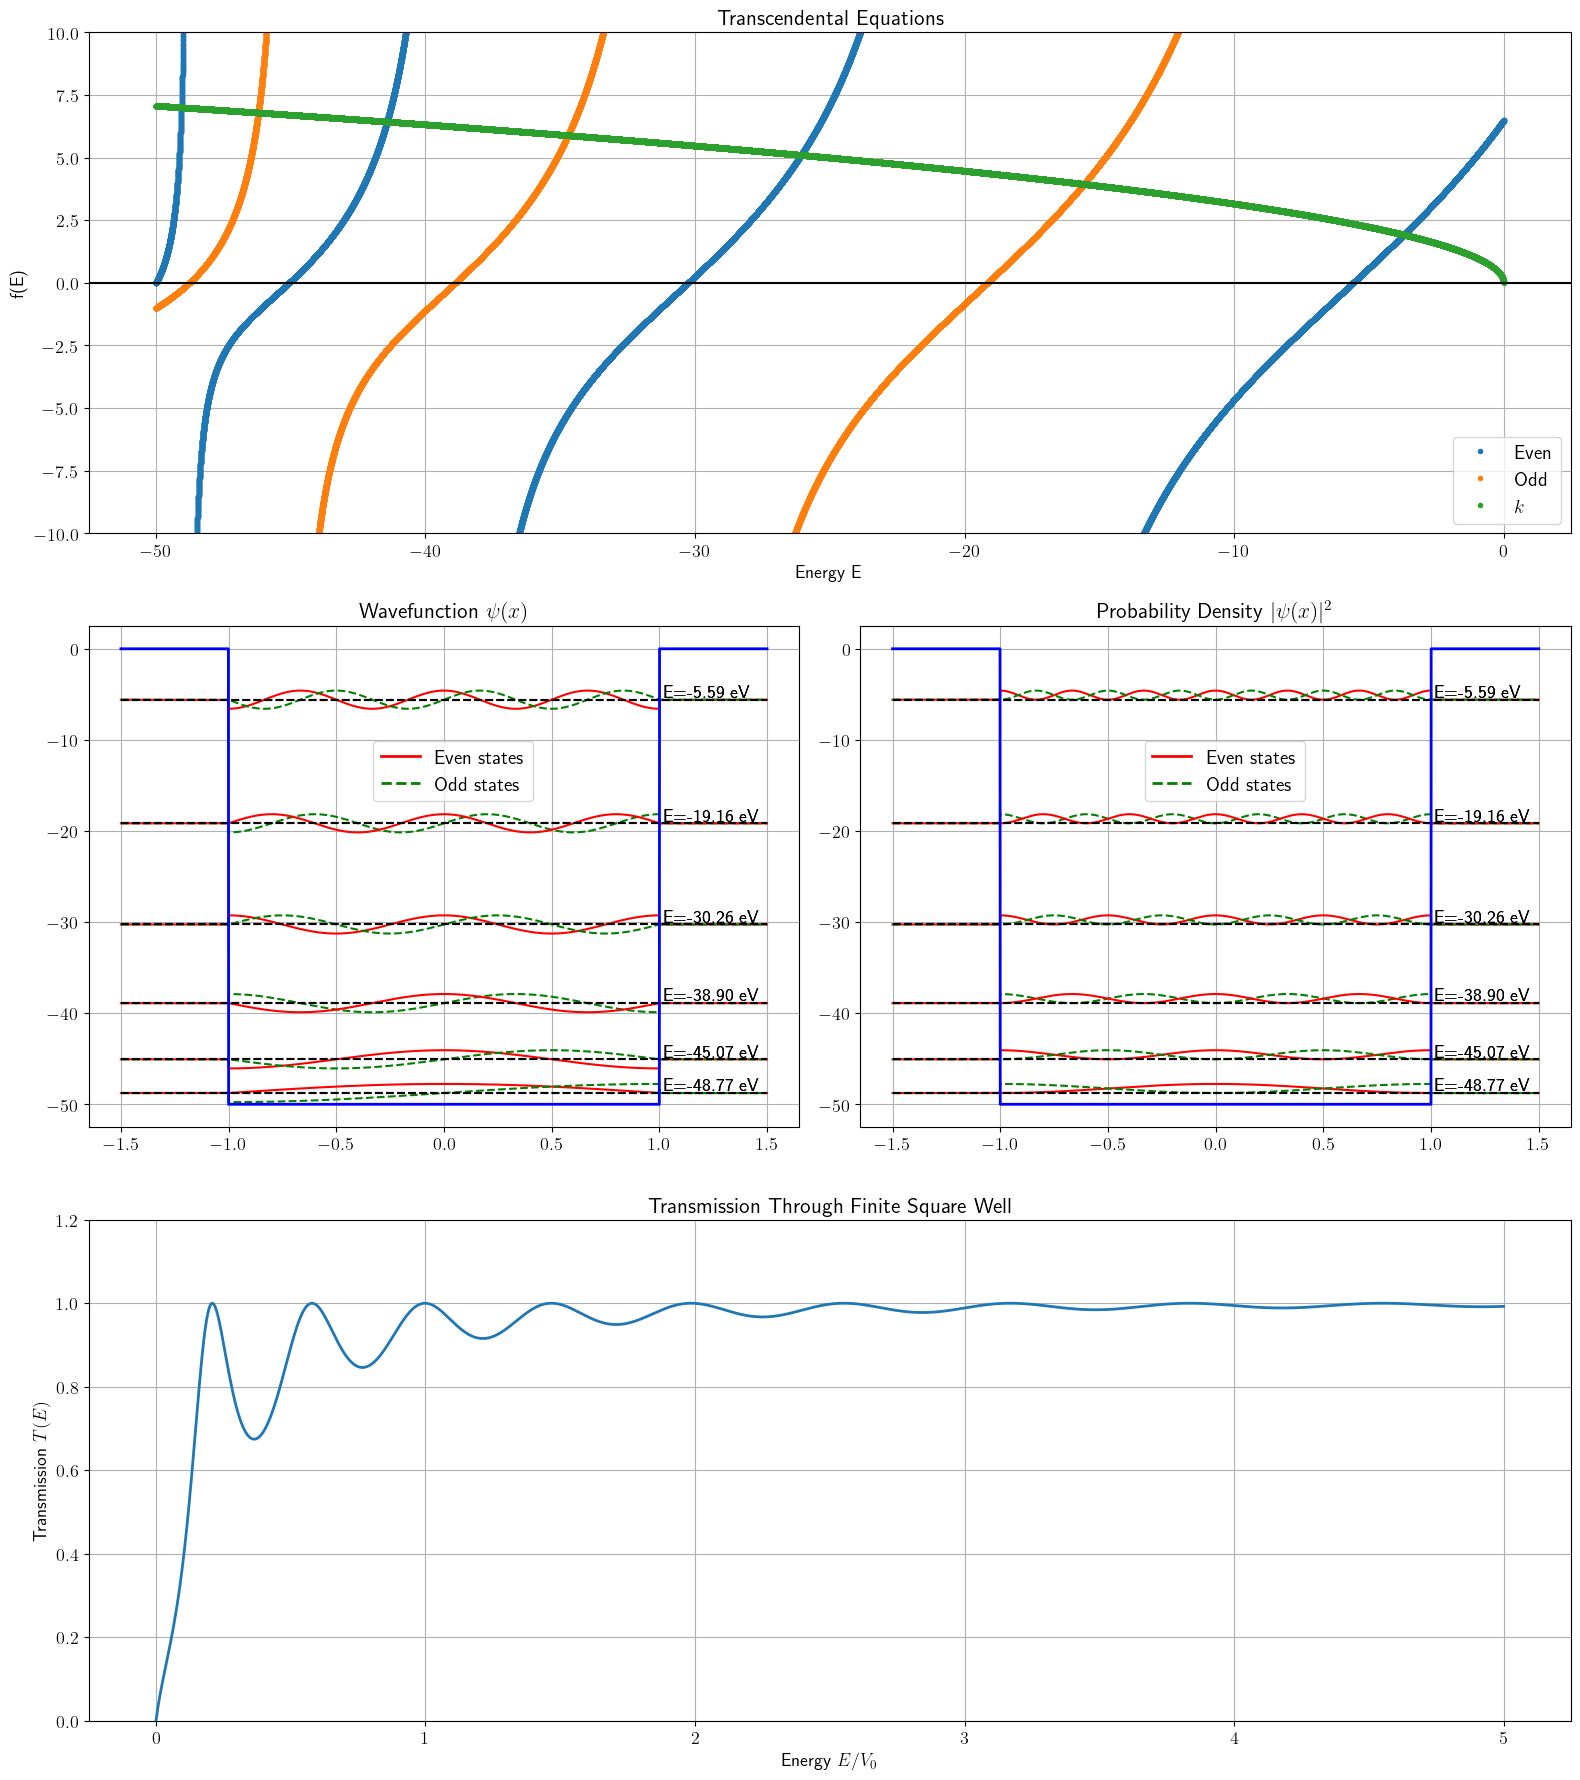
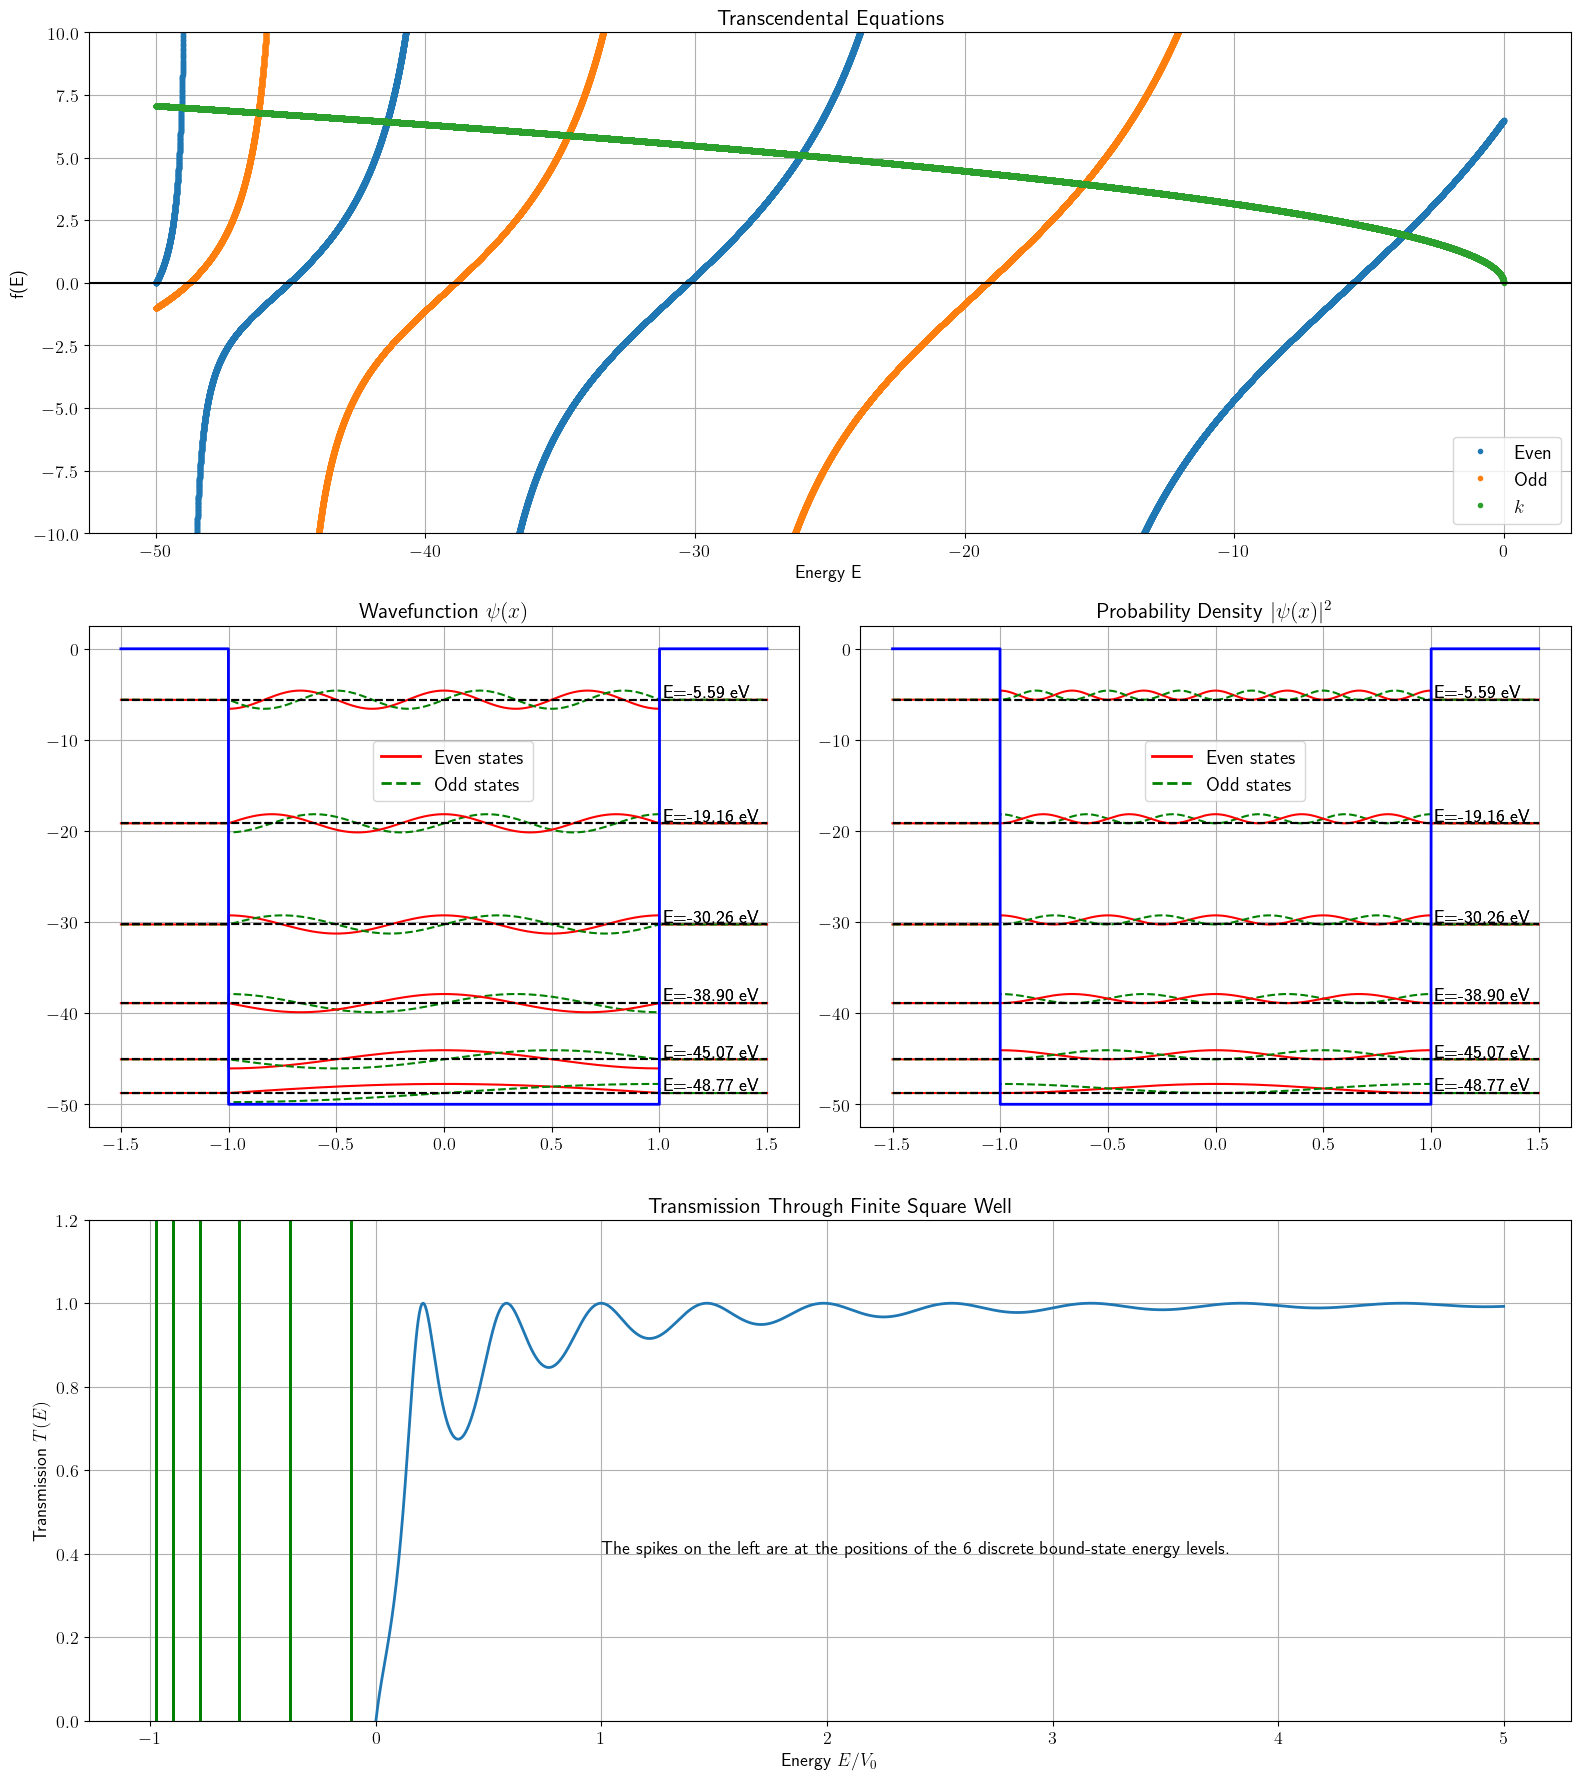
Unified diff of the notebook cell whose output changed from the first chart to the second:
--- before
+++ after
@@ -94,17 +94,29 @@
 ax3.legend(handles=legend_elements, fontsize=14, loc=(0.4,0.65))
 
-def T(E,V0):
+def T(E):
+    
     if E <= 0:
         return 0.0
-    
-    k_val = np.sqrt(2*m*E)/hbar
-    l_val = np.sqrt(2*m*(E + V0))/hbar
-    
-    numerator = 1.0
-    denominator = 1 + (V0**2)/(4*E*(E+V0)) * np.sin(2*l_val*a)**2
-    return numerator / denominator
+
+    k_val = np.sqrt(2*m*E)/hbar     # correct scattering wavevector
+    l_val = l(E)                    # your inside-well wavevector
+
+    M12 = 0.5 * np.array([ [1 + k_val/l_val, 1 - k_val/l_val],
+                           [1 - k_val/l_val, 1 + k_val/l_val] ])
+
+    M21 = 0.5 * np.array([ [1 + l_val/k_val, 1 - l_val/k_val],
+                           [1 - l_val/k_val, 1 + l_val/k_val] ])
+
+    P = np.array([ [np.exp(1j*l_val*(2*a)),                       0],
+                   [                     0, np.exp(-1j*l_val*(2*a))] ])
+
+    M = M12 @ P @ M21
+
+    return 1.0 / np.abs(M[0,0])**2
+
 
 E_scatter = np.linspace(1e-12, 250, 2000)
-T_vals = np.array([T(E,V0) for E in E_scatter])
+T_vals = np.array([T(E) for E in E_scatter])
+bound_states = sorted(E_even + E_odd)
 
 ax4.plot(E_scatter/V0, T_vals, lw=2)
@@ -113,5 +125,8 @@
 ax4.set_title("Transmission Through Finite Square Well")
 ax4.set_ylim(0,1.20)
+for En in bound_states:
+    ax4.axvline(En/V0, color='green', lw=2)
 
+ax4.text(1,0.4,f'The spikes on the left are at the positions of the {len(E_even)} discrete bound-state energy levels.')
 ax1.grid(True)
 ax2.grid(True)

Commit: Add files via upload